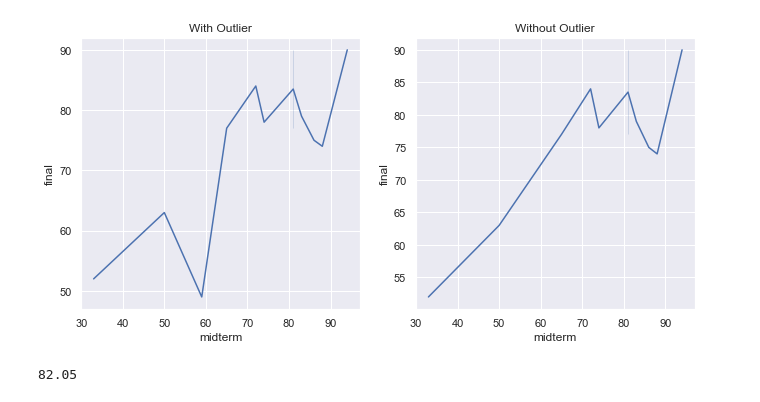
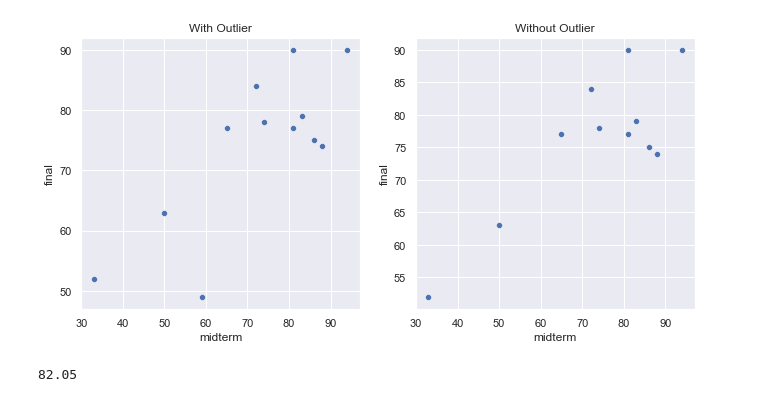
Before and after one commit to tech-david/DSC570, a Jupyter notebook: Topic3/Topic3Assignment.ipynb, the cells around one changed output. Saved outputs shown, nothing was run; the diff lists cells and outputs as text; code cells hidden in the pictures.

```diff
--- a/Topic3/Topic3Assignment.ipynb
+++ b/Topic3/Topic3Assignment.ipynb
@@ -24,18 +24,18 @@ sns.set_theme(style='darkgrid')
 # %%
 fig, (ax1, ax2) = plt.subplots(ncols=2,
                                sharey=False,
                                figsize=(11,5))
-sns.lineplot(data=exams_df,
-             x=exams_df['midterm'],
-             y=exams_df['final'],
-             ax=ax1).set(title='With Outlier')
-sns.lineplot(data=exams_df_no_outlier,
-             x=exams_df_no_outlier['midterm'],
-             y=exams_df_no_outlier['final'],
-             ax=ax2).set(title='Without Outlier')
+sns.scatterplot(data=exams_df,
+                x=exams_df['midterm'],
+                y=exams_df['final'],
+                ax=ax1).set(title='With Outlier')
+sns.scatterplot(data=exams_df_no_outlier,
+                x=exams_df_no_outlier['midterm'],
+                y=exams_df_no_outlier['final'],
+                ax=ax2).set(title='Without Outlier')
 plt.show()
 # %% [output]
-[figure, old version]
+[figure, new version]
 # %%
 ## model with outlier
 reg = LinearRegression().fit(X, y)
```
Also changed, not shown: 1 other file.
